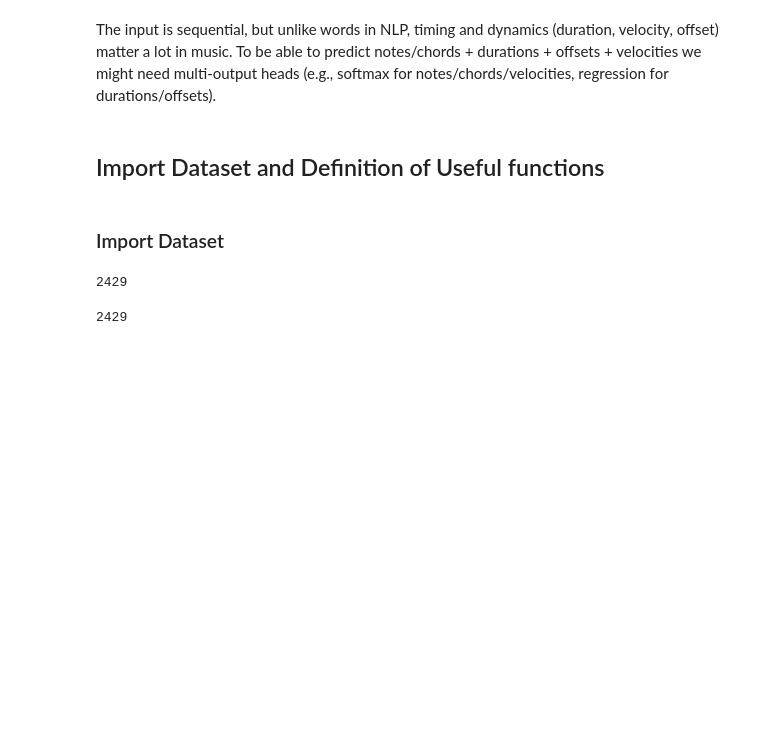
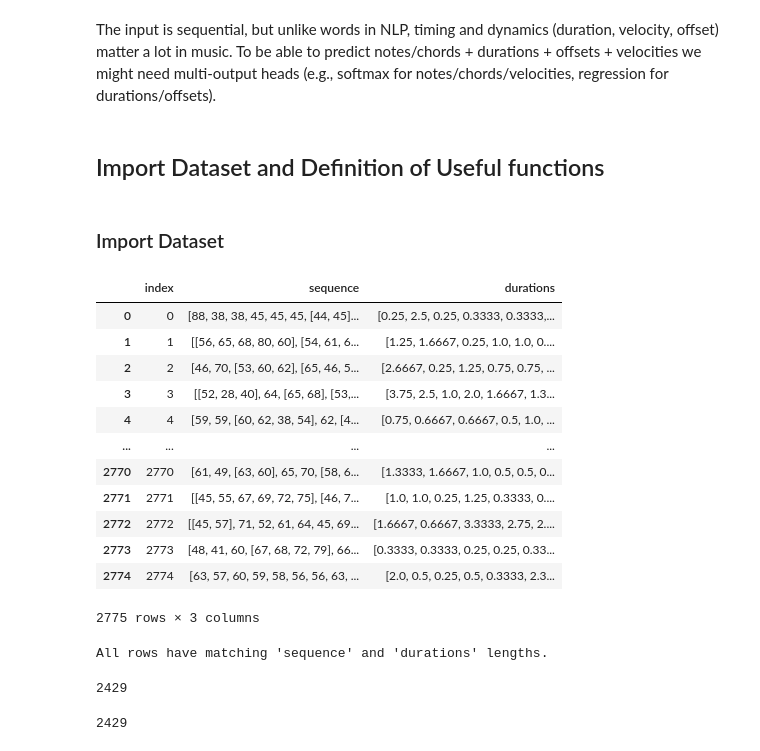
Before and after one commit to matteabusato/jazzifier, a Jupyter notebook: VAE_ale.ipynb, the cells around one changed output. Cells and saved outputs as stored; diff of their text form; code cells hidden in the pictures; blank space fills up the shorter version.

```diff
--- a/VAE_ale.ipynb
+++ b/VAE_ale.ipynb
@@ -101,6 +101,43 @@ file1 = root + 'data_part1.csv'
 file2 = root + 'data_part2.csv'
 
 df = load_dataframe_from_two_csvs(file1, file2)
+# %%
+reconstructed_dataset = load_reconstructed_events(root + 'reconstructed_ordered_events.csv')
+# %%
+ordered_events_with_durations = reconstructed_dataset.copy()
+ordered_events_with_durations['durations'] = df['durations']
+# %%
+ordered_events_with_durations
+# %% [output]
+|  | index | sequence | durations |
+| 0 | 0 | [88, 38, 38, 45, 45, 45, [44, 45]... | [0.25, 2.5, 0.25, 0.3333, 0.3333,... |
+| 1 | 1 | [[56, 65, 68, 80, 60], [54, 61, 6... | [1.25, 1.6667, 0.25, 1.0, 1.0, 0.... |
+| 2 | 2 | [46, 70, [53, 60, 62], [65, 46, 5... | [2.6667, 0.25, 1.25, 0.75, 0.75, ... |
+| 3 | 3 | [[52, 28, 40], 64, [65, 68], [53,... | [3.75, 2.5, 1.0, 2.0, 1.6667, 1.3... |
+| 4 | 4 | [59, 59, [60, 62, 38, 54], 62, [4... | [0.75, 0.6667, 0.6667, 0.5, 1.0, ... |
+| ... | ... | ... | ... |
+| 2770 | 2770 | [61, 49, [63, 60], 65, 70, [58, 6... | [1.3333, 1.6667, 1.0, 0.5, 0.5, 0... |
+| 2771 | 2771 | [[45, 55, 67, 69, 72, 75], [46, 7... | [1.0, 1.0, 0.25, 1.25, 0.3333, 0.... |
+| 2772 | 2772 | [[45, 57], 71, 52, 61, 64, 45, 69... | [1.6667, 0.6667, 3.3333, 2.75, 2.... |
+| 2773 | 2773 | [48, 41, 60, [67, 68, 72, 79], 66... | [0.3333, 0.3333, 0.25, 0.25, 0.33... |
+| 2774 | 2774 | [63, 57, 60, 59, 58, 56, 56, 63, ... | [2.0, 0.5, 0.25, 0.5, 0.3333, 2.3... |
+2775 rows × 3 columns
+# %%
+mismatches = ordered_events_with_durations.apply(
+    lambda row: len(row['sequence']) != len(row['durations']),
+    axis=1
+)
+
+invalid_rows = ordered_events_with_durations[mismatches]
+
+
+if not invalid_rows.empty:
+    print("Rows with mismatched 'sequence' and 'durations':")
+    print(invalid_rows)
+else:
+    print("All rows have matching 'sequence' and 'durations' lengths.")
+# %% [output]
+All rows have matching 'sequence' and 'durations' lengths.
 # %%
 df_reconstructed = load_reconstructed_events('data_processed/reconstructed_with_durations.csv')
 # %%
```
Also changed, not shown: parts of 31 cells of this notebook, 4 other files.
